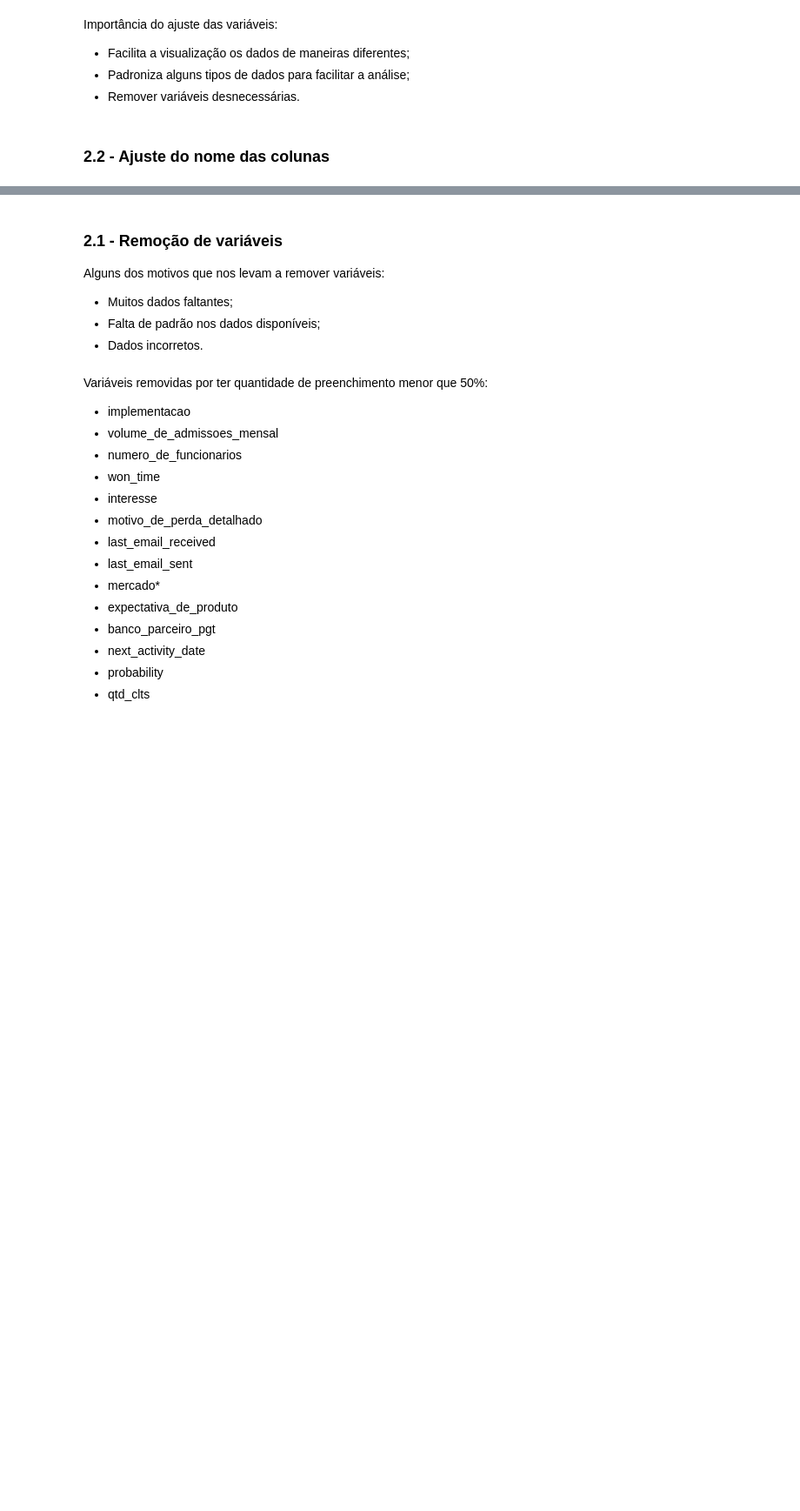
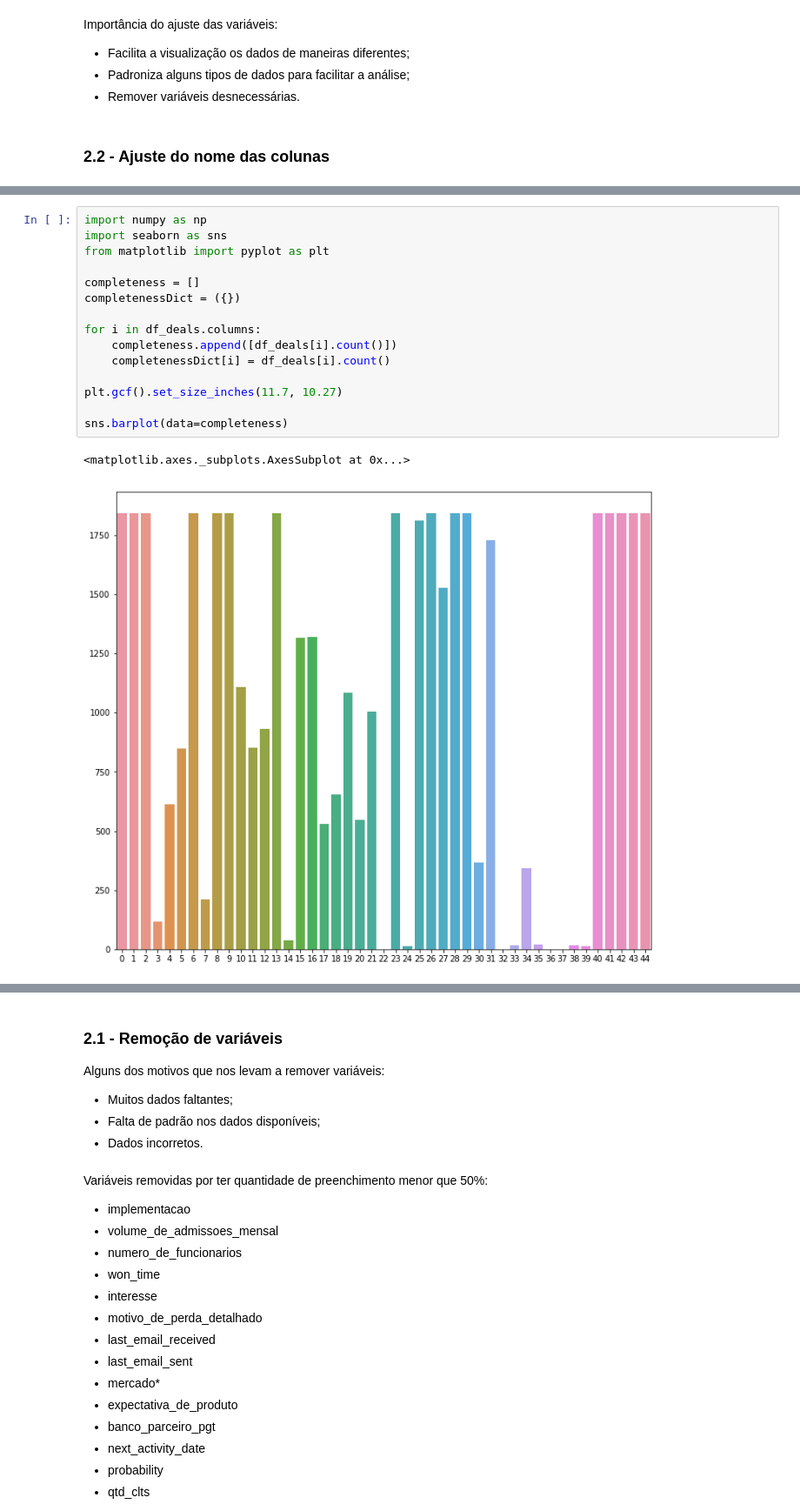
Before and after one commit to f2acode/data-science-xerpa-studies, a Jupyter notebook: class8/project_lead_presentation.ipynb, the cells around one changed output, grey strips where cells are left out. Shown at 87% size. Saved outputs shown, nothing was run; the diff lists cells and outputs as text; blank space fills up the shorter version.

```diff
--- a/class8/project_lead_presentation.ipynb
+++ b/class8/project_lead_presentation.ipynb
@@ -95,0 +135,18 @@ df_deals.head()
+# %%
+import numpy as np
+import seaborn as sns
+from matplotlib import pyplot as plt
+
+completeness = []
+completenessDict = ({})
+
+for i in df_deals.columns:
+    completeness.append([df_deals[i].count()])
+    completenessDict[i] = df_deals[i].count()
+
+plt.gcf().set_size_inches(11.7, 10.27)
+
+sns.barplot(data=completeness)
+# %% [output]
+<matplotlib.axes._subplots.AxesSubplot at 0x...>
+[figure, added]
```
Also changed, not shown: parts of 3 cells of this notebook.
